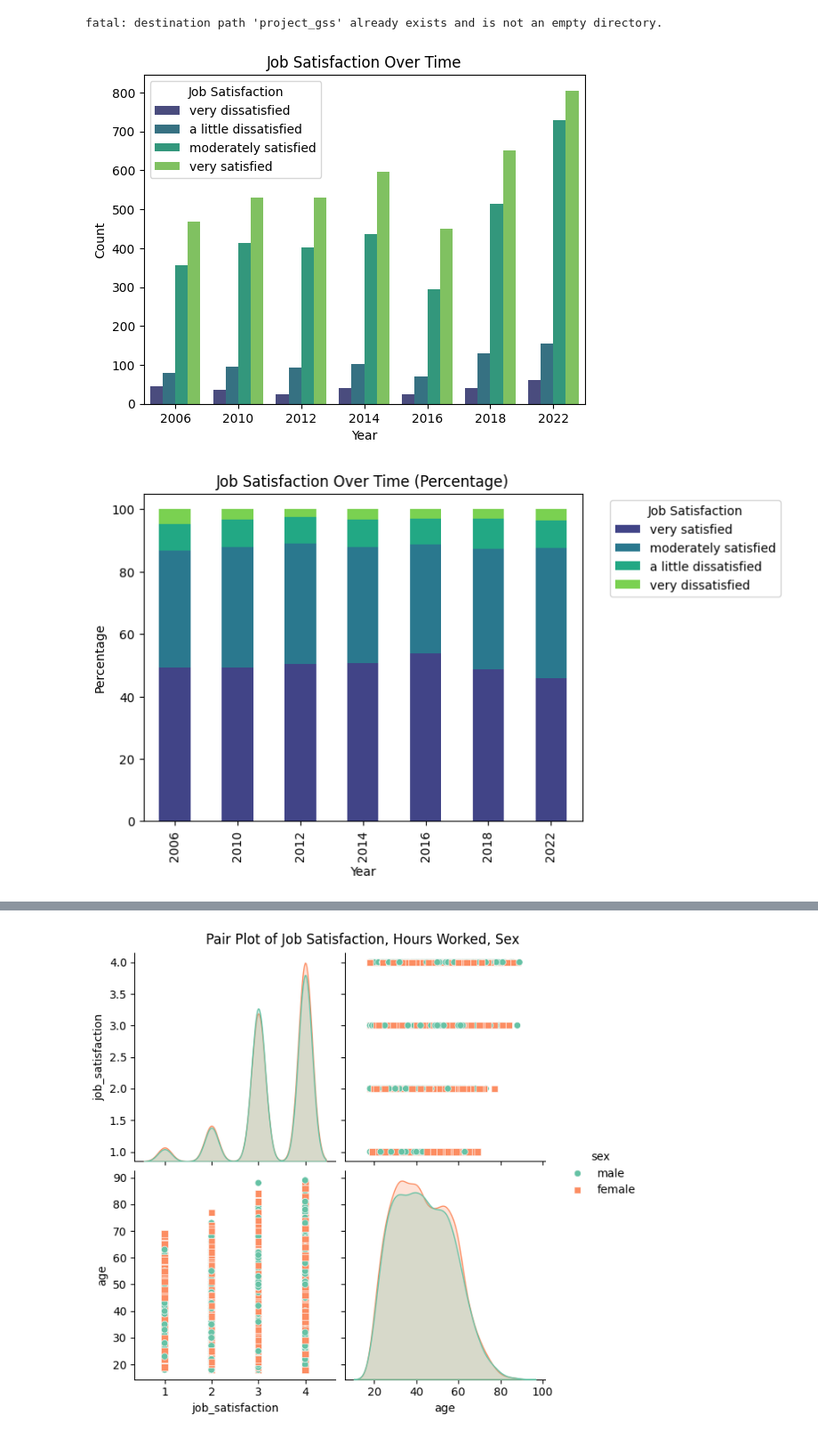
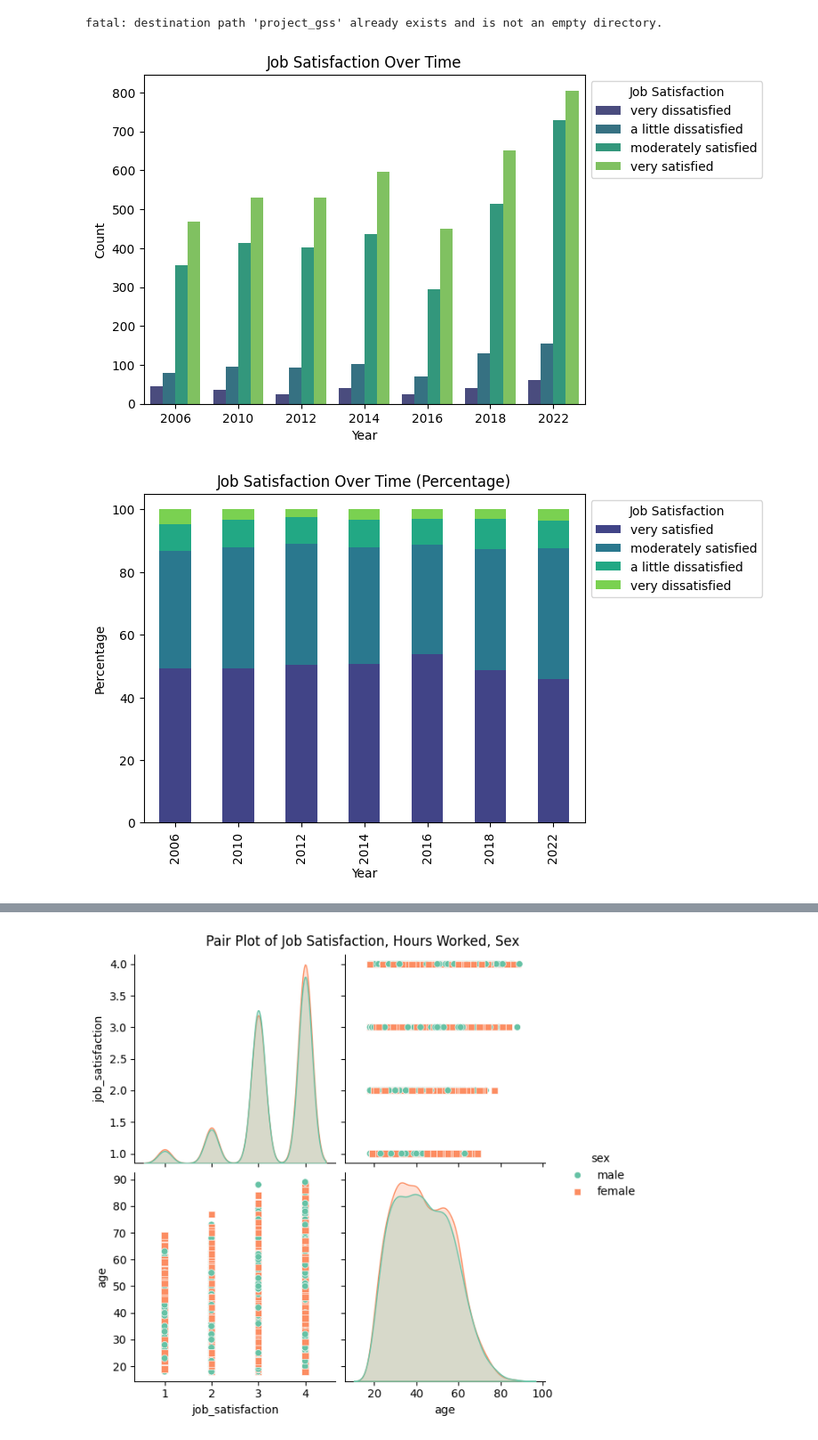
Before and after one commit to kirsten-fung/project_gss, a Jupyter notebook: graph_plot.ipynb, the cells around one changed output, grey strips where cells are left out. Shown: that part at 89% size. Cells and saved outputs as stored; diff of their text form; code cells hidden in the pictures.

```diff
--- a/graph_plot.ipynb
+++ b/graph_plot.ipynb
@@ -14,35 +11,32 @@ df = pd.read_csv('/content/project_gss/cleaned_project_gss.csv')
 # %% [output]
 fatal: destination path 'project_gss' already exists and is not an empty directory.
 # %%
-# Countplot of job satisfaction
-sat_order = ['very dissatisfied','a little dissatisfied','moderately satisfied','very satisfied']
-plot_palette = sns.color_palette("viridis", len(sat_order))
-count_plot = sns.countplot(data=df, x='year', hue='job_satisfaction',hue_order=sat_order,palette=plot_palette)
-count_plot.set_title('Job Satisfaction Over Time')
-count_plot.set_xlabel('Year')
-count_plot.set_ylabel('Count')
-plt.legend(title='Job Satisfaction')
+# Countplot of job satisfaction vs. year
+sat_order = ['very dissatisfied','a little dissatisfied','moderately satisfied','very satisfied'] # want to order bars from least to most satisfied
+plot = sns.countplot(data=df, x='year', hue='job_satisfaction', hue_order=sat_order, palette=sns.color_palette("viridis", len(sat_order)))
+
+plot.set_title('Job Satisfaction Over Time') # add labels
+plot.set_xlabel('Year')
+plot.set_ylabel('Count')
+plt.legend(title='Job Satisfaction', bbox_to_anchor=(1, 1), loc='upper left')
 plt.show()
 # %% [output]
-[figure, old version]
+[figure, new version]
 # %%
-# Job satisfaction over time but as percentage of the year
+# Stacked bar of job satisfaction over time but as percentage of the year
 sat_order = ['very satisfied', 'moderately satisfied', 'a little dissatisfied', 'very dissatisfied']
 
-pivot_table = df.pivot_table(index='year', columns='job_satisfaction', aggfunc='size', fill_value=0)
+pivot = df.pivot_table(index='year', columns='job_satisfaction', aggfunc='size', fill_value=0) # get counts for each combination of year and satisfaction
+pivot_percent = pivot.div(pivot.sum(axis=1), axis=0) * 100 # convert counts to percent of overall year
+pivot_percent = pivot_percent[sat_order] # order from most to least satisfied
 
-pivot_table_percentage = pivot_table.div(pivot_table.sum(axis=1), axis=0) * 100
+plot = pivot_percent.plot(kind='bar', stacked=True, color=sns.color_palette("viridis", len(sat_order)))
 
-pivot_table_percentage = pivot_table_percentage[sat_order]
-
-plot_palette = sns.color_palette("viridis", len(sat_order))
-stacked_bar_plot = pivot_table_percentage.plot(kind='bar', stacked=True, color=plot_palette)
-
-stacked_bar_plot.set_title('Job Satisfaction Over Time (Percentage)')
-stacked_bar_plot.set_xlabel('Year')
-stacked_bar_plot.set_ylabel('Percentage')
-plt.legend(title='Job Satisfaction',bbox_to_anchor=(1.05, 1), loc='upper left')
+plot.set_title('Job Satisfaction Over Time (Percentage)') # add labels
+plot.set_xlabel('Year')
+plot.set_ylabel('Percentage')
+plt.legend(title='Job Satisfaction',bbox_to_anchor=(1, 1), loc='upper left')
 plt.show()
 # %% [output]
-[figure, old version]
+[figure, new version]
 # %%
```
Also changed, not shown: parts of 10 cells of this notebook.
